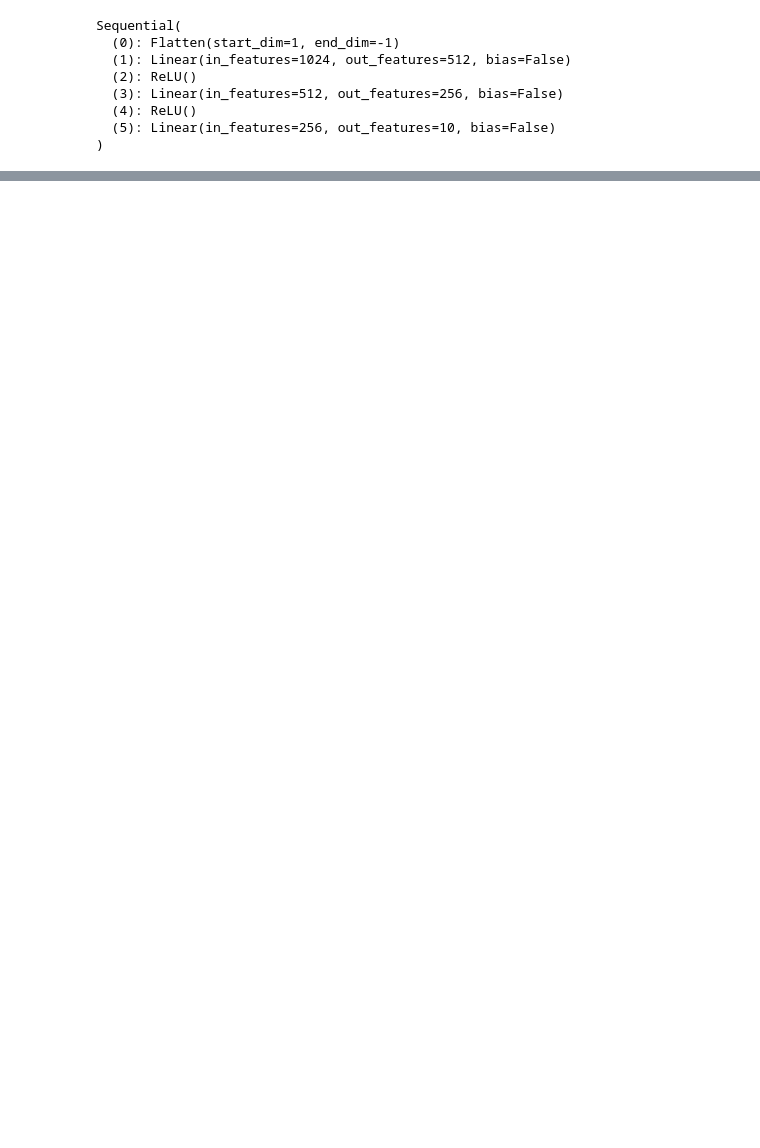
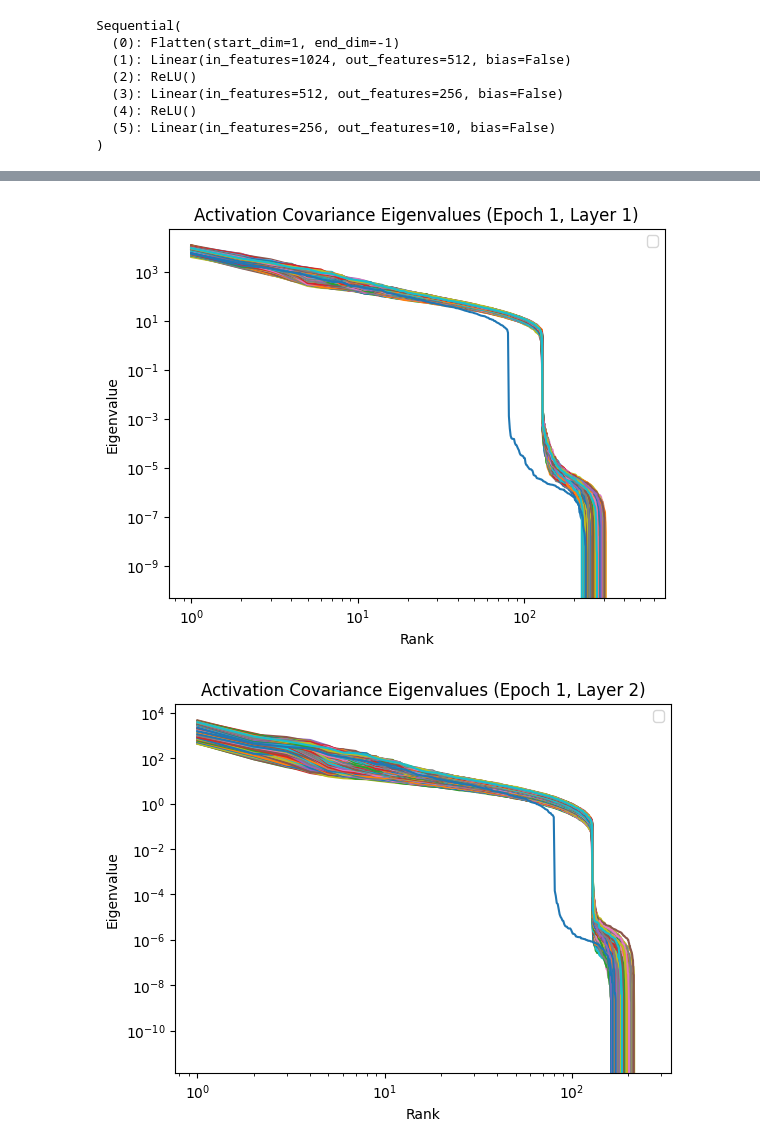
Before and after one commit to YuboWang-zxx/DL_Research, a Jupyter notebook: Experiment.ipynb, the cells around one changed output, grey strips where cells are left out. Cells and saved outputs as stored; diff of their text form; code cells hidden in the pictures; blank space fills up the shorter version.

```diff
--- a/Experiment.ipynb
+++ b/Experiment.ipynb
@@ -425,0 +459,21 @@ def train_model(model, train_loader, val_loader, lr=0.01, momentum=0.9, num_epoc
+# %%
+def plot_activation_history(step_activation_history_by_epoch):
+
+    for epoch in [0, 1]:
+        if epoch not in step_activation_history_by_epoch:
+            continue
+        history = step_activation_history_by_epoch[epoch]
+        num_layers = len(history[0])
+        for layer_idx in range(num_layers):
+            plt.figure()
+            for step_idx, record in enumerate(history):
+                eigvals = record[layer_idx]
+                x = np.arange(1, len(eigvals)+1)
+                plt.plot(x, eigvals)
+            plt.xscale("log")
+            plt.yscale("log")
+            plt.xlabel("Rank")
+            plt.ylabel("Eigenvalue")
+            plt.title(f"Activation Covariance Eigenvalues (Epoch {epoch}, Layer {layer_idx + 1})")
+            plt.legend()
+            plt.show()
@@ -485,3 +546,8 @@ activation_covariances = compute_activation_covariances(train_loader, layers, mo
+# %%
+plot_activation_history(step_activation_history_by_epoch)
+# %% [output]
+[figure, added]
+[figure, added]
 # %%
 
 for epoch, eig_list in eigenvalues_history:
```
Also changed, not shown: parts of 17 cells of this notebook.
